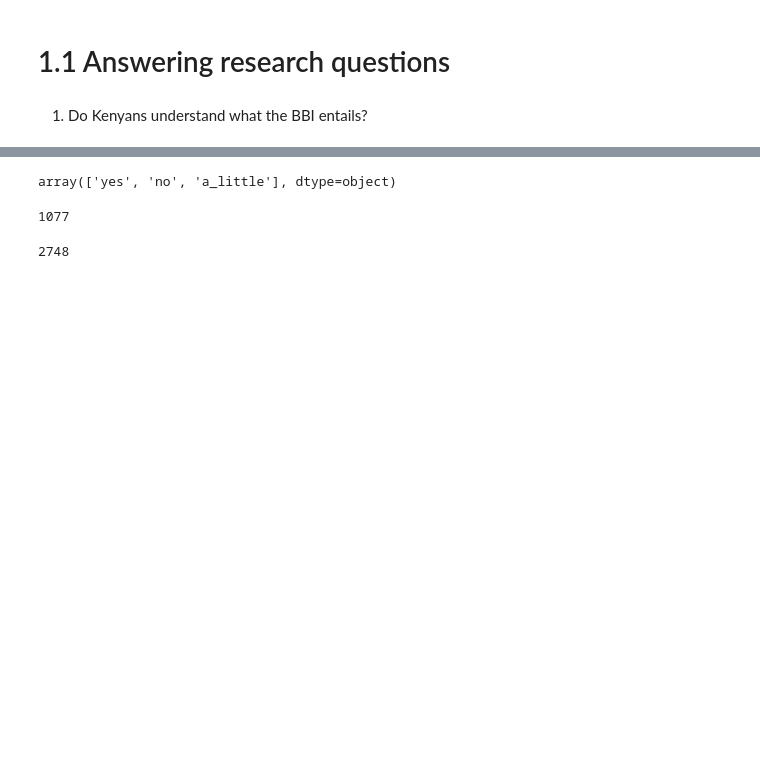
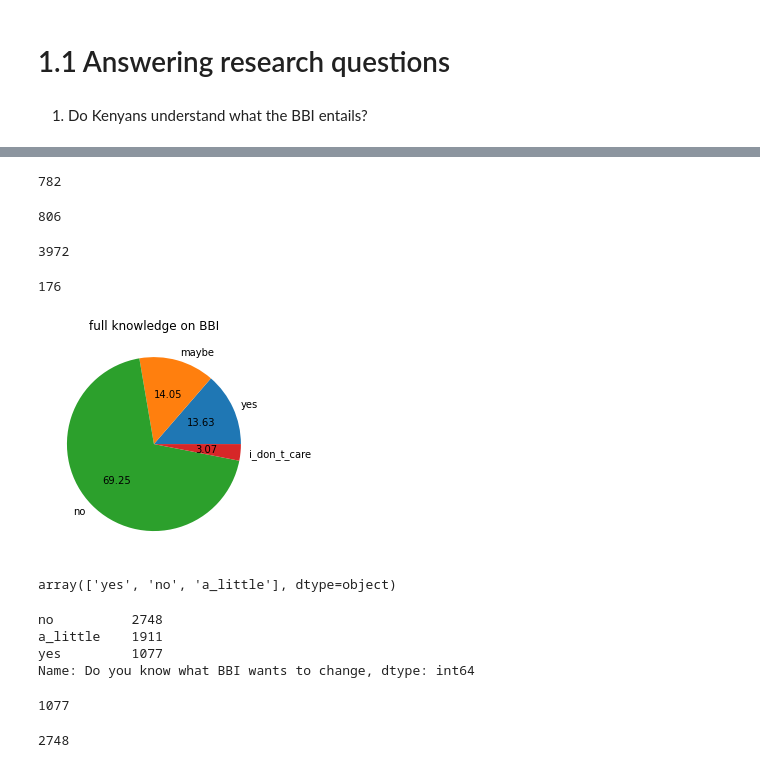
Before and after one commit to kipsangchepesa/CYBEKA, a Jupyter notebook: Copy_of_DSP_group4_project.ipynb, the cells around one changed output, grey strips where cells are left out. Saved outputs shown, nothing was run; the diff lists cells and outputs as text; code cells hidden in the pictures; blank space fills up the shorter version.

```diff
--- a/Copy_of_DSP_group4_project.ipynb
+++ b/Copy_of_DSP_group4_project.ipynb
@@ -355,2 +391,27 @@ None
+# %%
+completelyBBI('yes')
+# %% [output]
+782
+# %%
+completelyBBI('maybe')
+# %% [output]
+806
+# %%
+completelyBBI('no')
+# %% [output]
+3972
+# %%
+completelyBBI('i_don_t_care')
+# %% [output]
+176
+# %%
+data1=['yes','maybe','no','i_don_t_care']
+y=[782, 806, 3972, 176]
+plt.pie(y, labels=data1, autopct='%1.2f')
+#plt.legend()
+plt.title('full knowledge on BBI')
+plt.show()
+# %% [output]
+[figure, added]
 # %%
 # Do Kenyans understand what the BBI entails?
@@ -359,5 +419,13 @@ x
 # %% [output]
 array(['yes', 'no', 'a_little'], dtype=object)
+# %%
+x=df_new["Do you know what BBI wants to change"].value_counts()
+x
+# %% [output]
+no          2748
+a_little    1911
+yes         1077
+Name: Do you know what BBI wants to change, dtype: int64
 # %%
 def InBBI(Dknow):
   if Dknow == 'yes'or 'no' or 'a_little':
```
Also changed, not shown: parts of 6 cells of this notebook.
